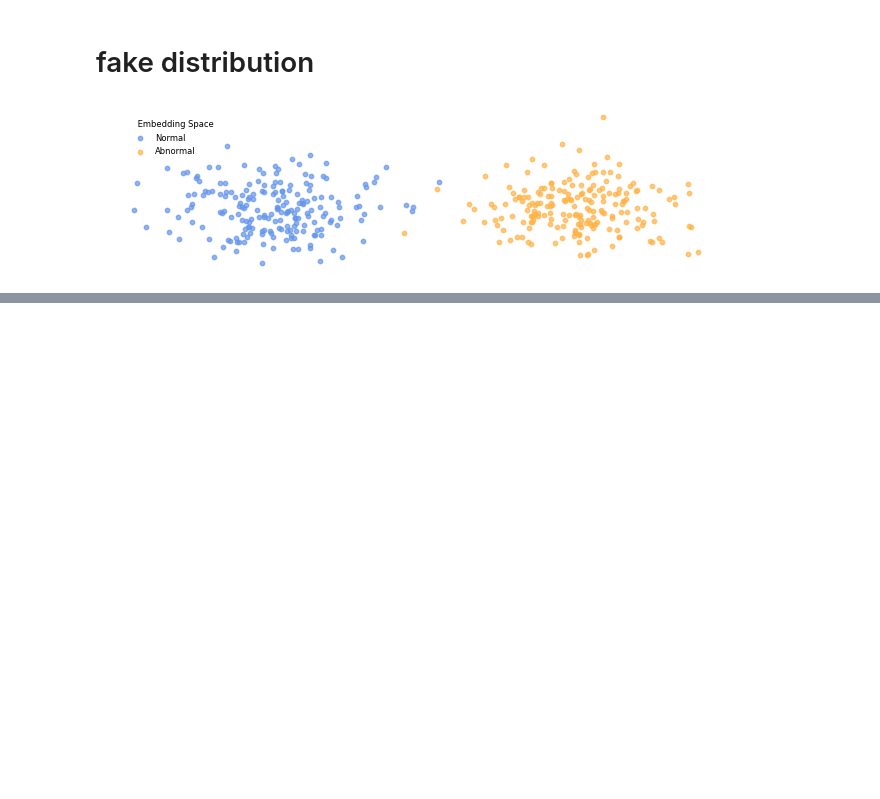
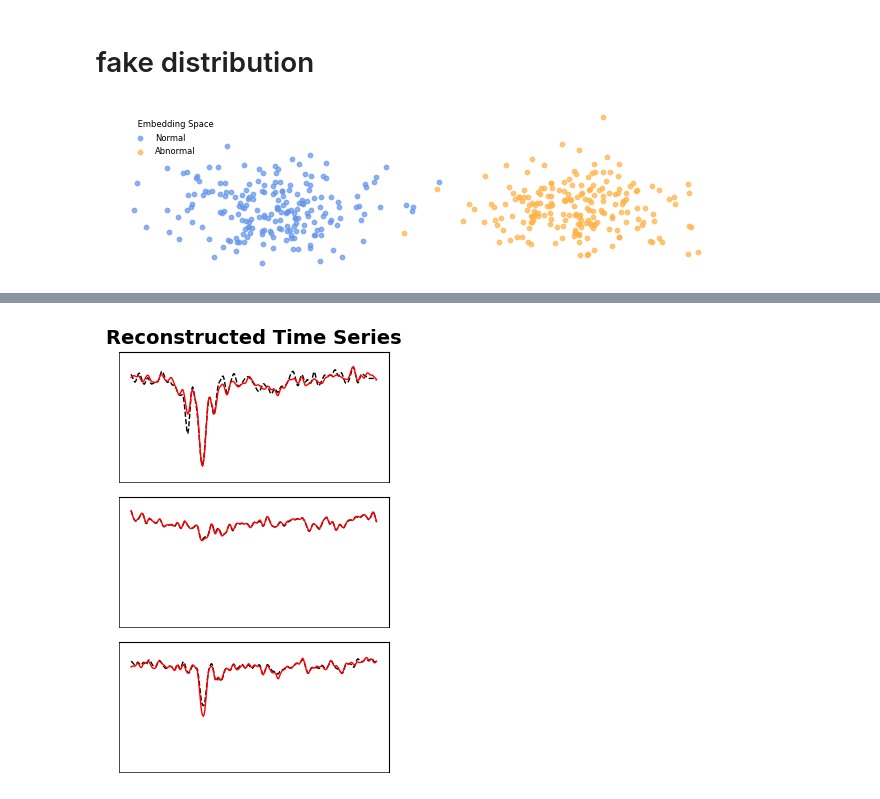
Before and after one commit to JiaxingQiu/InstructTime, a Jupyter notebook: script/VITAL/results_eng/main_nicu-brady.ipynb, the cells around one changed output, grey strips where cells are left out. Cells and saved outputs as stored; diff of their text form; code cells hidden in the pictures; blank space fills up the shorter version.

```diff
--- a/script/VITAL/results_eng/main_nicu-brady.ipynb
+++ b/script/VITAL/results_eng/main_nicu-brady.ipynb
@@ -299,0 +443,100 @@ plt.show()
+# %%
+import matplotlib.pyplot as plt
+import numpy as np
+
+# --------------------------------------------------------------------------
+raw_ts   = essentials["raw_ts"]
+medians  = essentials["median"]
+w_values = essentials["w_values"]
+text_cond = list(essentials["median"].keys())[0]
+# --------------------------------------------------------------------------
+
+MEAN, SD = 130, 20
+rescale  = lambda a: a * SD + MEAN
+
+ORANGE_THR = 99.5
+RED_THR    =  80
+
+def movavg(x, k=3):
+    pad = k // 2
+    x_pad = np.pad(x, (pad, pad), mode="edge")
+    return np.convolve(x_pad, np.ones(k) / k, mode="valid")
+
+# -------- y-limits (unchanged) ---------------------------------------------
+all_vals = [rescale(medians[text_cond][float(w)]) for w in w_values]
+gmin, gmax = min(v.min() for v in all_vals), max(v.max() for v in all_vals)
+ylims = (gmin - 0.1 * (gmax - gmin), gmax + 0.1 * (gmax - gmin))
+
+# -------- reference, then interpolate to 600 pts ---------------------------
+ref_q50 = movavg(rescale(medians[text_cond][0.0]), k=3)
+orig_len = len(ref_q50)
+t_orig = np.arange(orig_len)
+t_new  = np.linspace(0, orig_len - 1, 2400)          # <<< INTERPOLATE >>>
+ref_q50 = np.interp(t_new, t_orig, ref_q50)         # <<< INTERPOLATE >>>
+
+# -------- grid -------------------------------------------------------------
+w_values_main = [0.8, 0.0, 0.5]
+w_values_red = [0.73, 0.1, 0.55]#[0.75, 0.05, 0.55]
+n_cols = 1
+n_rows = len(w_values_main)
+fig, axs = plt.subplots(n_rows, n_cols, figsize=(n_cols * 3, n_rows * 1.5))
+axs = axs.ravel()
+
+for idx, w in enumerate(w_values_main):
+    ax = axs[idx]
+
+    q50 = movavg(rescale(medians[text_cond][float(w)]), k=5)
+    q50 = np.interp(t_new, t_orig, q50)             # <<< INTERPOLATE >>>
+    x   = t_new                                     # new 600-point axis
+
+    # if w != 0:
+    #     ax.plot(x, ref_q50, color="black", linestyle="--", linewidth=1)
+
+    # masks
+    mask_red  = q50 <= RED_THR
+    mask_red  |= np.roll(mask_red,  1) | np.roll(mask_red, -1)
+    mask_orange = (q50 <= ORANGE_THR) & ~mask_red
+
+    # baseline
+    ax.plot(x, q50, color=ref_color, linewidth=1, linestyle='--') #cornflowerblue
+    # # overlays
+    # ax.plot(x, np.ma.masked_where(~mask_orange, q50),
+    #         color="orange", linewidth=2)
+    # ax.plot(x, np.ma.masked_where(~mask_red, q50),
+    #         color="red",    linewidth=2)
+
+    # Add red line for corresponding w_value
+    w_red = w_values_red[idx]
+    q50_red = movavg(rescale(medians[text_cond][float(w_red)]), k=5)
+    q50_red = np.interp(t_new, t_orig, q50_red)
+    ax.plot(x, q50_red, color='red', linewidth=1)
+
+    # ax.set_ylim(*ylims)
+    # ax.spines['top'].set_visible(False)
+    # ax.spines['right'].set_visible(False)
+    # ax.tick_params(axis='y', labelsize=10)
+    # ax.tick_params(axis='both', length=0)
+    # ax.set_ylabel("Heart rate (bpm)")
+    # ax.set_xlabel("Time")
+
+
+    ax.set_ylim(*ylims)
+    # ax.spines['top'].set_visible(False)
+    # ax.spines['right'].set_visible(False)
+    ax.spines['left'].set_linewidth(0.5)
+    ax.spines['bottom'].set_linewidth(0.5)
+    ax.set_xticks([])
+    ax.set_yticks([])
+    ax.set_xticklabels([])
+    ax.set_yticklabels([])
+
+
+
+plt.tight_layout()
+plt.suptitle('Reconstructed Time Series', y=1.02, fontsize=14, weight = "bold")
+import os
+os.makedirs('./results/paper/figure2', exist_ok=True)
+plt.savefig("./results/paper/figure2/ts_reconstruction.png", dpi=300, bbox_inches='tight', pad_inches=0)
+plt.show()
+# %% [output]
+[figure, added]
```
Also changed, not shown: parts of 11 cells of this notebook, 5 other files.
